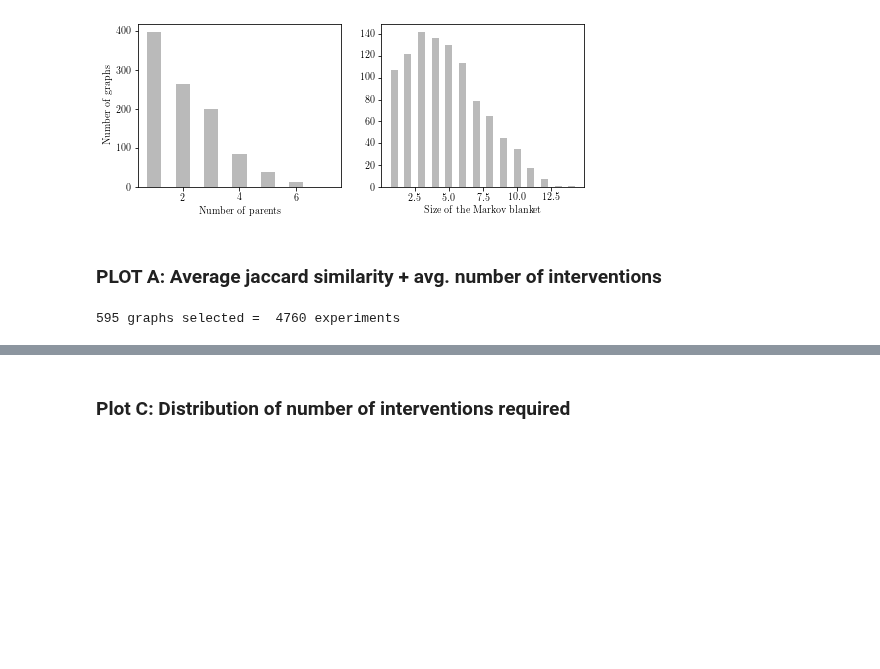
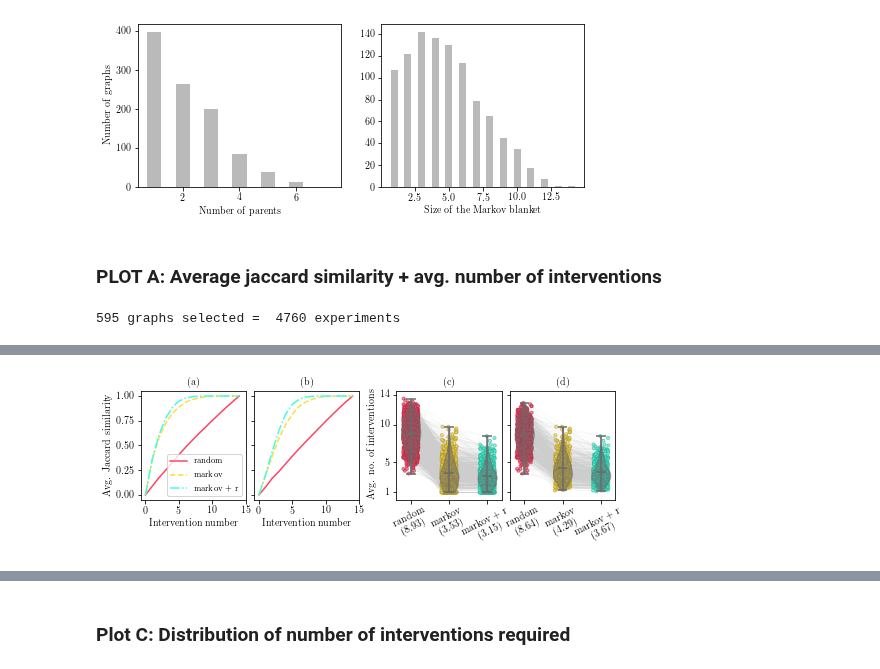
Before and after one commit to juangamella/aicp, a Jupyter notebook: plots_population.ipynb, the cells around one changed output, grey strips where cells are left out. Drawn from its saved outputs; the diff is of its cells as text; code cells hidden in the pictures; blank space fills up the shorter version.

```diff
--- a/plots_population.ipynb
+++ b/plots_population.ipynb
@@ -152,8 +156,11 @@ print(len(graphs), "graphs selected = ", len(mask), "experiments")
 # %%
-def violin_plot(NoInts, ax, parents = None):
+def violin_plot(NoInts, ax, parents = None, graphs = None):
+    (P,_,N) = NoInts.shape
+    N,graphs = (N, np.arange(N)) if graphs is None else (len(graphs), graphs)
     # Plotting
-    means = NoInts.mean(axis=1)
-    no_parents = np.array(list(map(lambda case: len(case.truth), cases)))
+    xaxis = np.tile(np.arange(P), (N, 1)) - np.outer(np.linspace(-dev, dev, N), np.ones(P))
+    means = NoInts[:,:,graphs].mean(axis=1)
+    no_parents = np.array(list(map(lambda case: len(case.truth), cases)))[graphs]
     parents = range(no_parents.min(), no_parents.max() + 1) if parents is None else parents
     for p in parents:
         idx = np.where(no_parents == p)[0]
@@ -181,13 +188,78 @@ def violin_plot(NoInts, ax, parents = None):
         pc.set_edgecolor(violin_color)
         pc.set_alpha(.5)
     # Set labels
-    plt.ylabel("Avg. no. of interventions")
     ax.set_xticks([0,1,2])
     total_averages = means.mean(axis=1)
     labels = []
     for i, avg in enumerate(total_averages):
         labels.append(names[i] + "\n(%0.2f)" % avg)
-    ax.set_xticklabels(labels, ha="center", rotation=0)
+    ax.set_xticklabels(labels, ha="center", rotation=27)
+# %%
+# Together
+gs = gridspec.GridSpec(1, 2, wspace=0.17, hspace=0)
+plt.figure(figsize=(8.5,2))
+
+markers = ["o", "s", "^"]
+linestyle = ["-", "--", "-."]
+
+# PLOT A
+gs_inner = gridspec.GridSpecFromSubplotSpec(1, 2, wspace=0.08, hspace=0.1, subplot_spec=gs[0])
+plt.subplot(gs_inner[0])
+ax = plt.gca()
+
+for i, (name, trajectories) in enumerate(all_trajectories_jac.items()):
+    trajectories = np.array(trajectories)
+    plt.plot(trajectories.mean(axis=0)[0:15], linewidth=1.5, color=colors[i], label=name, linestyle=linestyle[i])
+plt.xlabel("Intervention number")
+plt.ylabel("Avg. Jaccard similarity")
+ax.set_xticks(range(0, trajectories.shape[1], 5))
+plt.legend(prop=fontP)
+ax.text(0.5,1.05,"(a)", transform=ax.transAxes, fontsize=10, ha="center")
+
+# PLOT C
+plt.subplot(gs_inner[1])
+ax = plt.gca()
+for i, (name, trajectories) in enumerate(all_trajectories_jac.items()):
+    trajectories = np.array(trajectories)[mask,:]
+    plt.plot(trajectories.mean(axis=0)[0:15], linewidth=1.5, color=colors[i], label=name, linestyle=linestyle[i])
+    #plt.plot(trajectories[mask,:].mean(axis=0)[0:15], linewidth=1.5, color=colors[i], label=name, linestyle=':')
+plt.xlabel("Intervention number")
+#plt.ylabel("Avg. Jaccard similarity")
+ax.set_xticks(range(0, trajectories.shape[1], 5))
+ax.set_yticklabels([])
+#plt.legend(prop=fontP)
+ax.text(0.5,1.05,"(b)", transform=ax.transAxes, fontsize=10, ha="center")
+
+# PLOT B
+gs_inner = gridspec.GridSpecFromSubplotSpec(1, 2, wspace=0.08, hspace=0, subplot_spec=gs[1])
+plt.subplot(gs_inner[0])
+ax = plt.gca()
+dev = 0.2
+ecolor = "#cdcdcd"
+violin_color = colors[7]#'lightseagreen'
+markers = [".", "$2$", "^", "s", "p", "H", "$7$"]
+violin_plot(no_ints[:,:,:], ax)#, graphs=np.arange(10))
+plt.ylabel("Avg. no. of interventions")
+ax.set_yticks([1,5,10,14])
+plt.ylim((0,14.5))
+ax.text(0.5,1.05,"(c)", transform=ax.transAxes, fontsize=10, ha="center")
+
+# PLOT D
+plt.subplot(gs_inner[1])
+ax = plt.gca()
+dev = 0.2
+ecolor = "#cdcdcd"
+violin_color = colors[7]#'lightseagreen'
+markers = [".", "$2$", "^", "s", "p", "H", "$7$"]
+violin_plot(no_ints, ax, graphs=graphs)#np.arange(10))
+ax.set_yticklabels([])
+ax.set_yticks([1,5,10,14])
+plt.ylim((0,14.5))
+ax.text(0.5,1.05,"(d)", transform=ax.transAxes, fontsize=10, ha="center")
+
+plt.savefig('figures/population_together.pdf', bbox_inches='tight')
+# %% [output]
+[figure, added]
 # %%
 # Together
 gs = gridspec.GridSpec(1, 3, wspace=0.1, hspace=0.35)
```
Also changed, not shown: parts of 3 cells of this notebook, 3 other files.
